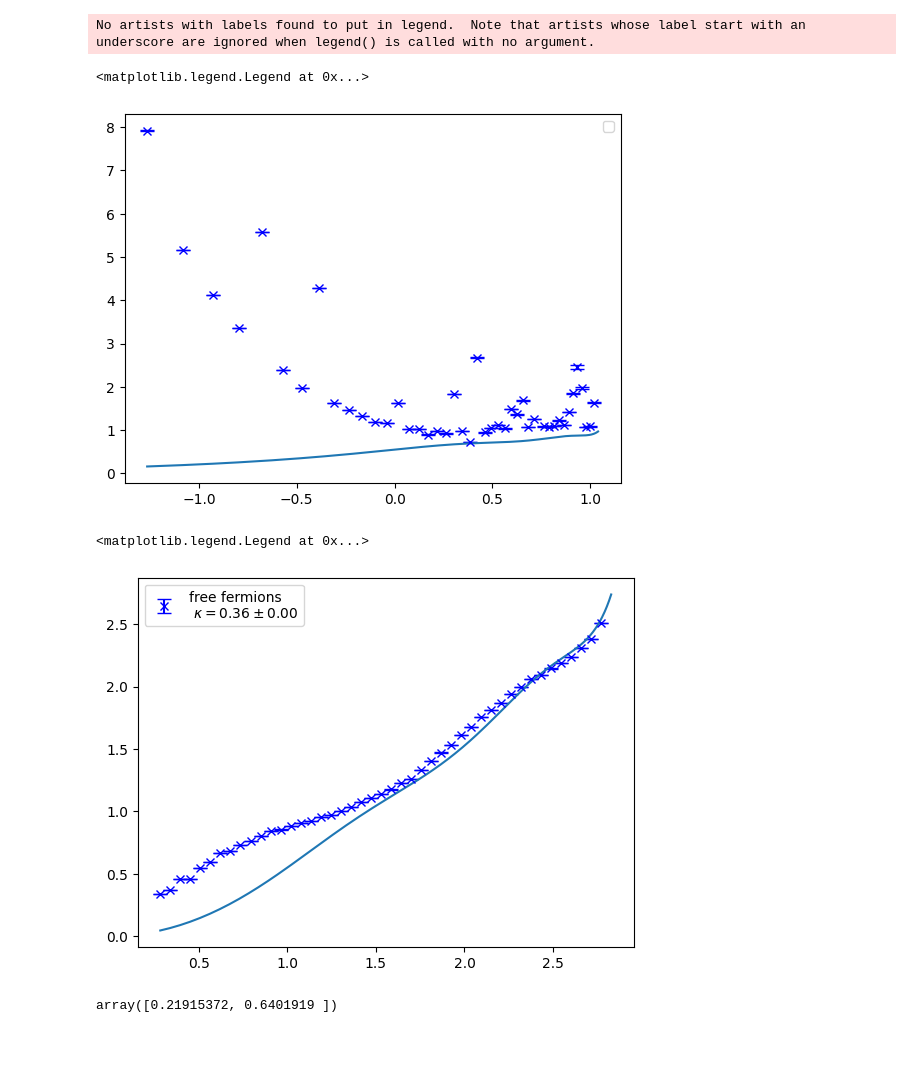
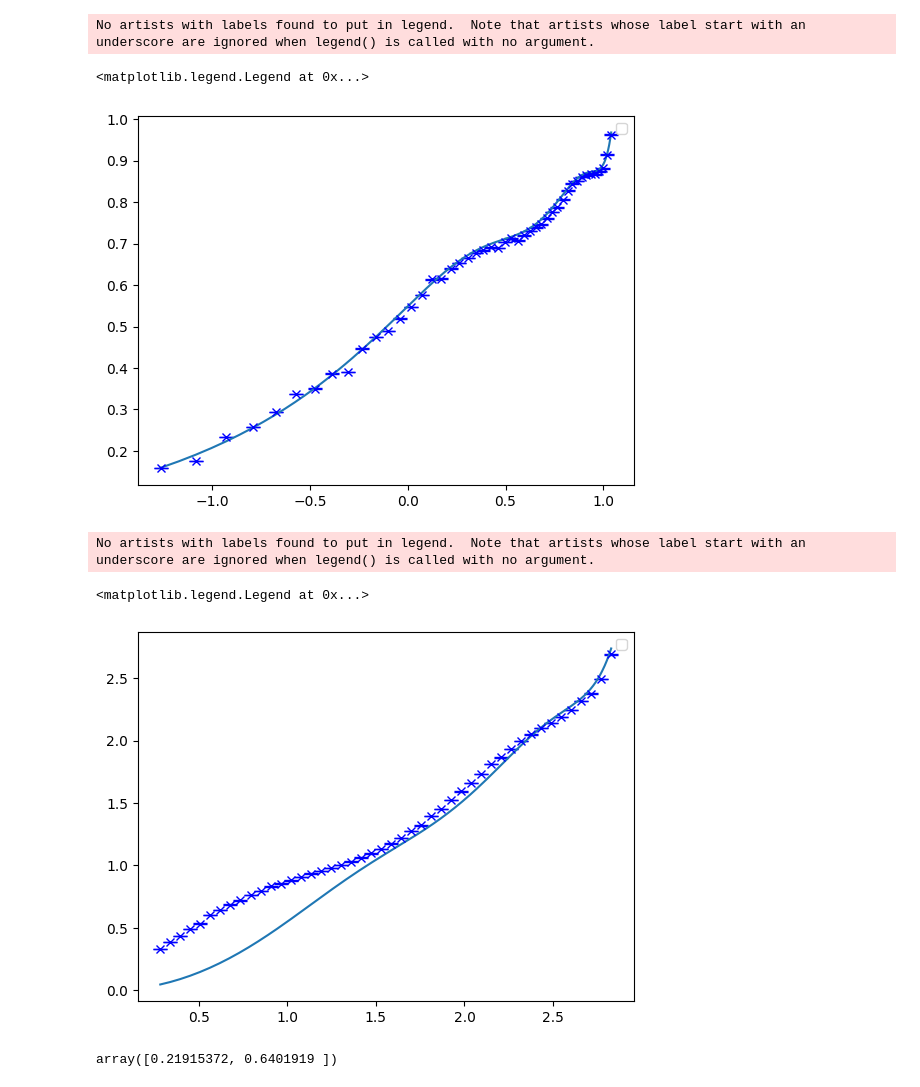
Before and after one commit to cristivoinea/MonteCarlo, a Jupyter notebook: plots/results_sphere.ipynb, the cells around one changed output. Cells and saved outputs as stored; diff of their text form; code cells hidden in the pictures; blank space fills up the shorter version.

Commit message:
sphere cfl v1

```diff
--- a/plots/results_sphere.ipynb
+++ b/plots/results_sphere.ipynb
@@ -14,30 +14,30 @@ from src.MonteCarloSphereFreeFermions import MonteCarloSphereFreeFermions
 # %%
 Ne = 9
 
-x, entropy = LoadEntropy(Ne, 2*(Ne-1), 5e6, 1e5, "sphere", "circle", "free_fermions", np.arange(0.1, 0.981, 0.02))
+x, entropy = LoadEntropy(Ne, 2*(Ne-1), 5e6, 1e5, "sphere", "circle", "free_fermions", np.arange(0.1, 1.001, 0.02))
 
 #popt_ff, pcov_ff = np.polyfit(np.log(x)[25:], entropy[25:, 6]/x[25:], deg=1, cov=True)
 
 boundaries = np.arange(0.1, np.pi/2, 0.01)
 #boundaries = np.array([np.pi])
 fqh = MonteCarloSphereFreeFermions(Ne, 2*(Ne-1), 0, 0, region_geometry='circle', region_size=0.1, linear_size=True, step_size=0.1)
 S = fqh.ComputeEntropyED(boundaries, "r2")
 Ls = np.sqrt(Ne-1)*np.sin(boundaries)
 
 #popt_ff, pcov_ff = np.polyfit(np.log(Ls), S/(Ls), deg=1, cov=True)
 #print(popt_ff[0])
 
 #plt.plot(np.log(Ls), S/(Ls))
 
 plt.errorbar(np.log(x), entropy[:, 6]/x, entropy[:, 7], marker='x',
              color='blue', markersize=6, capsize=5, linestyle='none', markerfacecolor='none',
 )#label=f'free fermions \n $\\kappa = {popt_ff[0]:.2f} \pm {np.sqrt(pcov_ff[0,0]):.2f}$')
 plt.plot(np.log(Ls), S/Ls)
 plt.legend()
 # %% [output]
 No artists with labels found to put in legend.  Note that artists whose label start with an underscore are ignored when legend() is called with no argument.
 <matplotlib.legend.Legend at 0x...>
-[figure, old version]
+[figure, new version]
 # %%
 plt.errorbar(x, entropy[:, 6], entropy[:, 7], marker='x',
              color='blue', markersize=6, capsize=5, linestyle='none', markerfacecolor='none',
@@ -45,8 +45,9 @@ plt.errorbar(x, entropy[:, 6], entropy[:, 7], marker='x',
 plt.plot(Ls, S)
 plt.legend()
 # %% [output]
-<matplotlib.legend.Legend at 0x...>
+No artists with labels found to put in legend.  Note that artists whose label start with an underscore are ignored when legend() is called with no argument.
+<matplotlib.legend.Legend at 0x...>
-[figure, old version]
+[figure, new version]
 # %%
 x, entropy = LoadEntropy(36, 70, 5e6, 1e5, "sphere", "circle", "free_fermions", np.arange(0.1, 0.981, 0.02))
 
```
Also changed, not shown: 3 other files.
